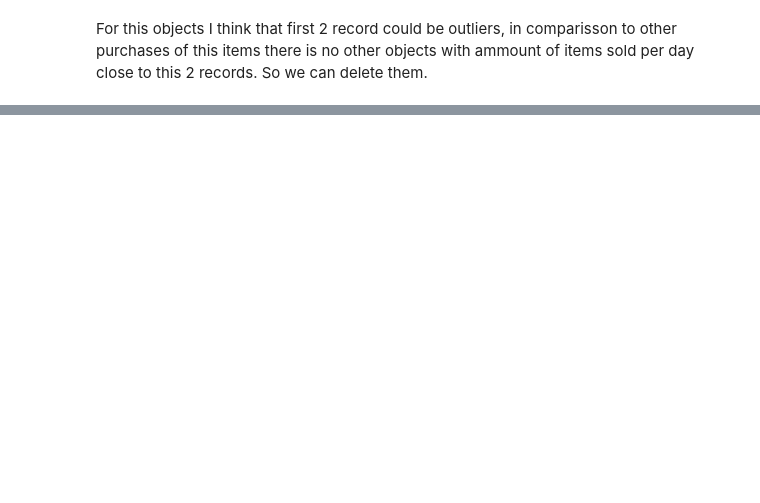
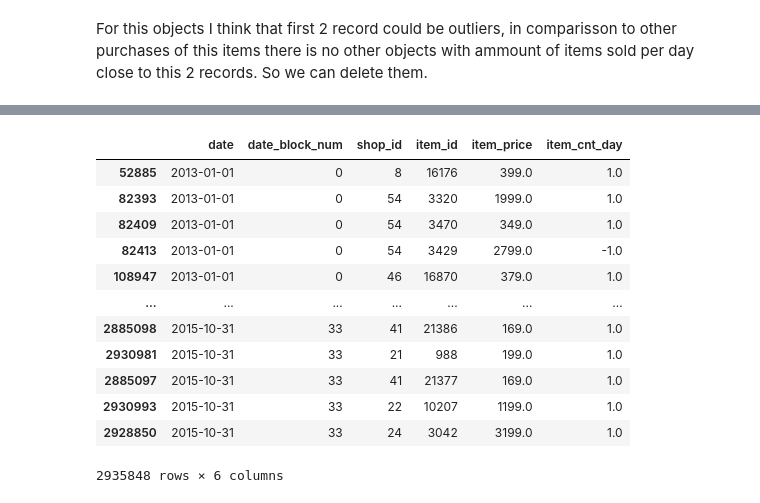
Before and after one commit to awkwarrd/ds-project-milad-almasri, a Jupyter notebook: dqc.ipynb, the cells around one changed output, grey strips where cells are left out. Cells and saved outputs as stored; diff of their text form; code cells hidden in the pictures; blank space fills up the shorter version.

```diff
--- a/dqc.ipynb
+++ b/dqc.ipynb
@@ -477,0 +501,16 @@ For this objects I think that first 2 record could be outliers, in comparisson t
+# %%
+sales_train_tf.sort_values(by="date")
+# %% [output]
+|  | date | date_block_num | shop_id | item_id | item_price | item_cnt_day |
+| 52885 | 2013-01-01 | 0 | 8 | 16176 | 399.0 | 1.0 |
+| 82393 | 2013-01-01 | 0 | 54 | 3320 | 1999.0 | 1.0 |
+| 82409 | 2013-01-01 | 0 | 54 | 3470 | 349.0 | 1.0 |
+| 82413 | 2013-01-01 | 0 | 54 | 3429 | 2799.0 | -1.0 |
+| 108947 | 2013-01-01 | 0 | 46 | 16870 | 379.0 | 1.0 |
+| ... | ... | ... | ... | ... | ... | ... |
+| 2885098 | 2015-10-31 | 33 | 41 | 21386 | 169.0 | 1.0 |
+| 2930981 | 2015-10-31 | 33 | 21 | 988 | 199.0 | 1.0 |
+| 2885097 | 2015-10-31 | 33 | 41 | 21377 | 169.0 | 1.0 |
+| 2930993 | 2015-10-31 | 33 | 22 | 10207 | 1199.0 | 1.0 |
+| 2928850 | 2015-10-31 | 33 | 24 | 3042 | 3199.0 | 1.0 |
+2935848 rows × 6 columns
```
Also changed, not shown: parts of 24 cells of this notebook, 1 other file.
